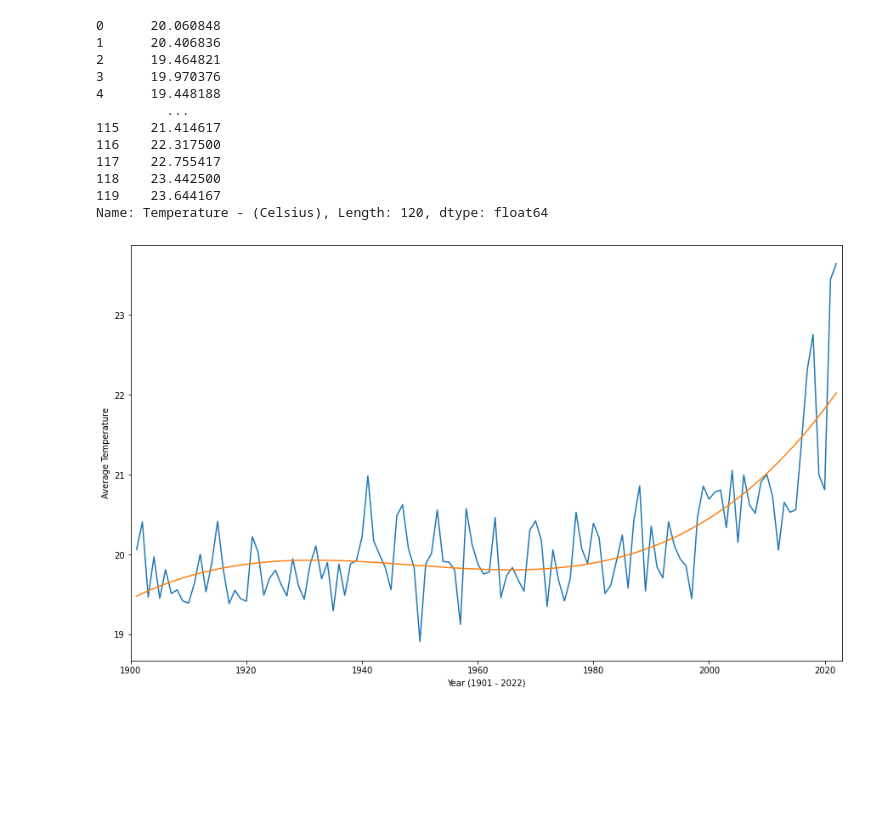
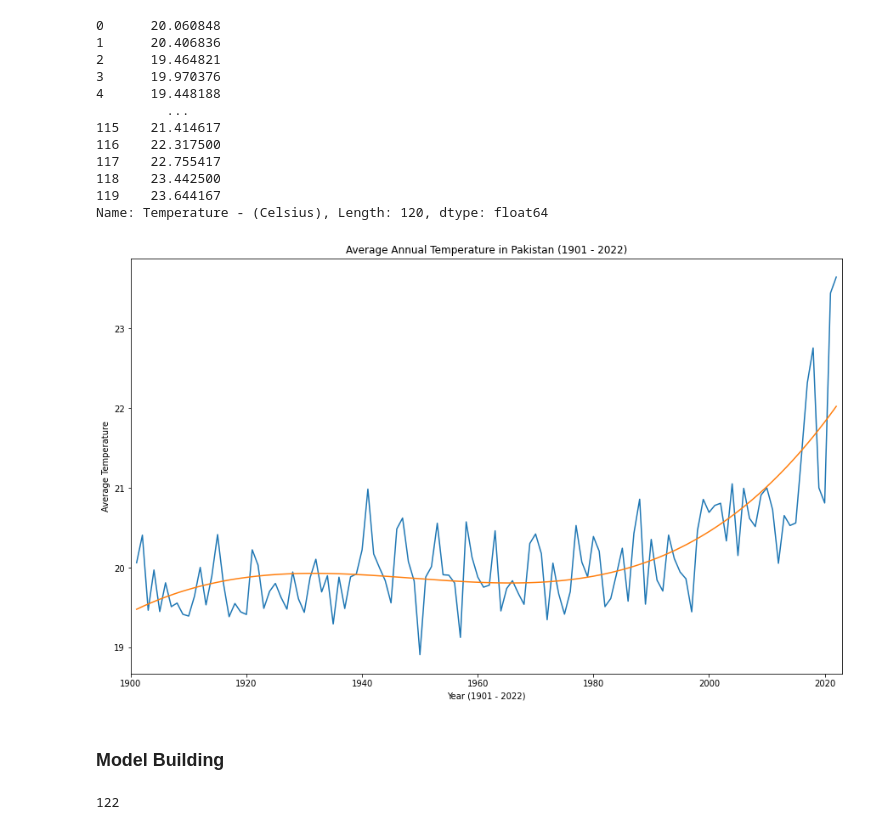
Before and after one commit to FaizanFaisal25/sproj2, a Jupyter notebook: analysis.ipynb, the cells around one changed output. Saved outputs shown, nothing was run; the diff lists cells and outputs as text; code cells hidden in the pictures; blank space fills up the shorter version.

```diff
--- a/analysis.ipynb
+++ b/analysis.ipynb
@@ -80,20 +92,28 @@ Name: Temperature - (Celsius), Length: 120, dtype: float64
 # %%
 #fill missing data: 2019 2020
 meanAll2 = meanAll[:-2].tolist() + [21, 20.81] + meanAll[-2:].tolist()
 
 plt.figure(figsize=(15,9))
 plt.plot(list(range(1901,2023)), meanAll2)
 
 from sklearn.linear_model import LinearRegression
 from sklearn.preprocessing import PolynomialFeatures
 
 pol = PolynomialFeatures(degree=5).fit_transform(np.array(list(range(1901,2023))).reshape(-1, 1))
 model = LinearRegression()
 model.fit(pol, meanAll2)
 plt.plot(list(range(1901,2023)), model.predict(pol))# model.intercept_ + model.coef_ * np.array(list(range(1901,2017))))
 plt.xlabel("Year (1901 - 2022)")
 plt.ylabel("Average Temperature")
 plt.xlim([1900, 2023])
+plt.title("Average Annual Temperature in Pakistan (1901 - 2022)")
 plt.show()
 # %% [output]
-[figure, old version]
+[figure, new version]
+# %% [markdown]
+### Model Building
+# %%
+## 122 years of data
+len(meanAll2)
+# %% [output]
+122
```
Also changed, not shown: parts of 11 cells of this notebook, 2 other files.
